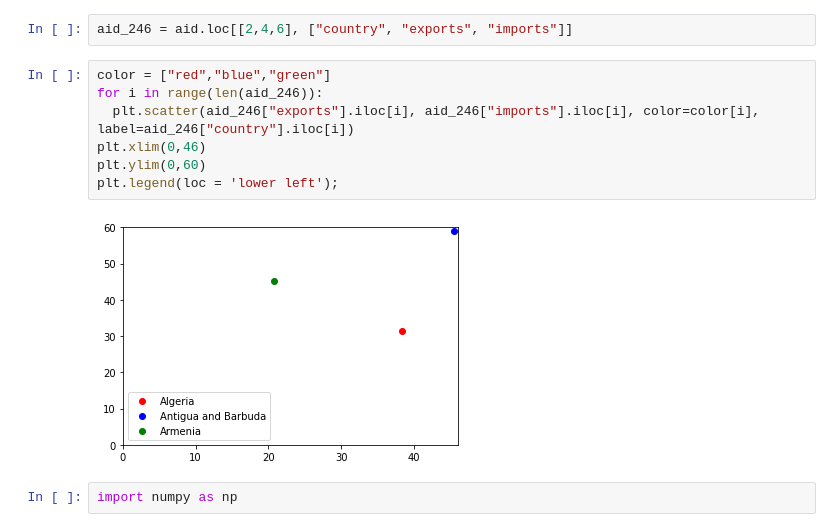
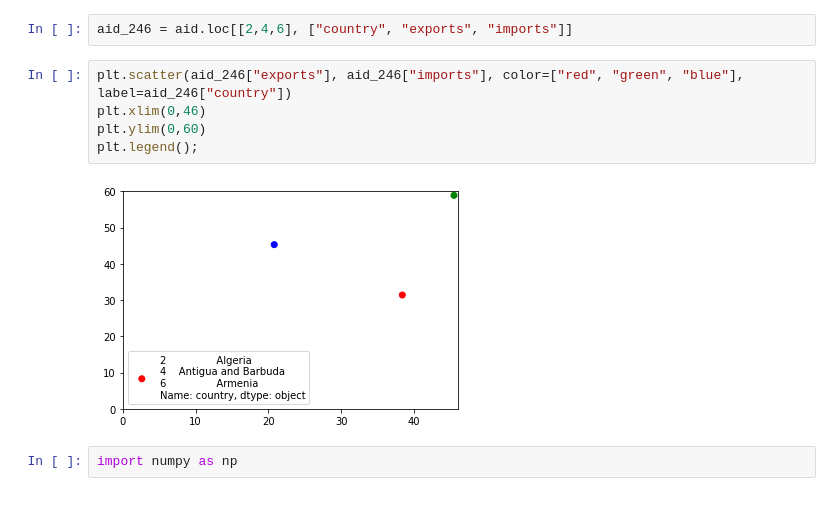
Before and after one commit to Ryu4824/code-states, a Jupyter notebook: Sprint3_Mini_Project_(10조).ipynb, the cells around one changed output. Saved outputs shown, nothing was run; the diff lists cells and outputs as text.

```diff
--- a/Sprint3_Mini_Project_(10조).ipynb
+++ b/Sprint3_Mini_Project_(10조).ipynb
@@ -156,14 +170,12 @@ aid_clean.loc[113,"inflation"]
 # %%
 aid_246 = aid.loc[[2,4,6], ["country", "exports", "imports"]]
 # %%
-color = ["red","blue","green"]
-for i in range(len(aid_246)):
-  plt.scatter(aid_246["exports"].iloc[i], aid_246["imports"].iloc[i], color=color[i], label=aid_246["country"].iloc[i])
+plt.scatter(aid_246["exports"], aid_246["imports"], color=["red", "green", "blue"], label=aid_246["country"])
 plt.xlim(0,46)
 plt.ylim(0,60)
-plt.legend(loc = 'lower left');
+plt.legend();
 # %% [output]
-[figure, old version]
+[figure, new version]
 # %%
 import numpy as np
 # %%
```
Also changed, not shown: parts of 13 cells of this notebook.
